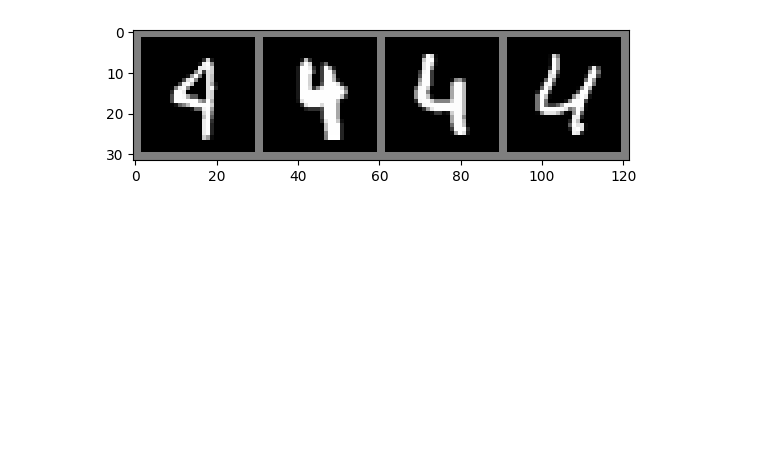
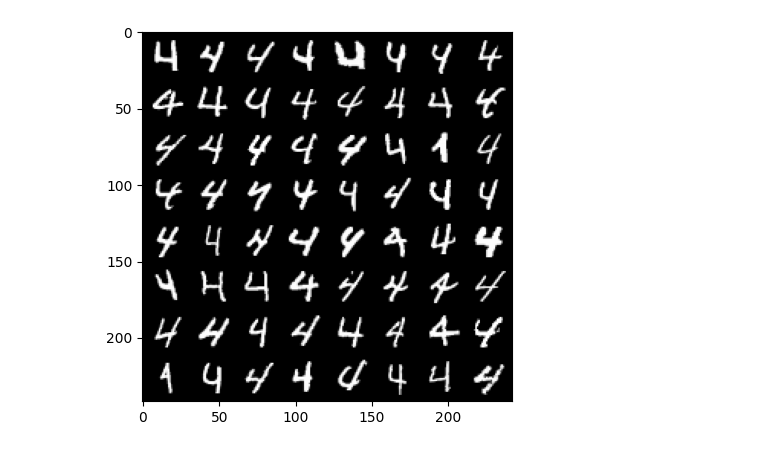
Before and after one commit to Awerdos/Anomaly-Detection-with-AutoEncoder, a Jupyter notebook: AutoEncoder.ipynb, the cells around one changed output. Saved outputs shown, nothing was run; the diff lists cells and outputs as text; code cells hidden in the pictures; blank space fills up the shorter version.

```diff
--- a/AutoEncoder.ipynb
+++ b/AutoEncoder.ipynb
@@ -8,9 +9,9 @@ import torchvision
 import torchvision.transforms as transforms
 import matplotlib.pyplot as plt
 # %%
-transform = transforms.Compose([transforms.ToTensor(), transforms.Normalize((0.5),(0.5))])
+transform = transforms.Compose([transforms.ToTensor()])
 
-batch_size = 4
+batch_size = 64
 
 dataset = torchvision.datasets.MNIST(root='./data', download=True, transform=transform)
 data = dataset.data
@@ -21,19 +22,18 @@ mask_anomaly = np.where(dataset.targets != 4)[0]
 trainset = torch.utils.data.Subset(dataset, mask_normal)
 testset = torch.utils.data.Subset(dataset, mask_anomaly)
 
-
 trainloader = torch.utils.data.DataLoader(trainset, batch_size=batch_size, shuffle=True, num_workers=2)
-testloader = torch.utils.data.DataLoader(testset, batch_size=batch_size, shuffle=False, num_workers=2)
+testloader = torch.utils.data.DataLoader(testset, batch_size=1, shuffle=True, num_workers=2)
 # %%
 def imshow(img):
-  img = img/2 + 0.5
+  # img = img/2 + 0.5
   npimg = img.numpy()
   plt.imshow(np.transpose(npimg, (1,2,0)))
   plt.show()
 
 dataiter = iter(trainloader)
 images, labels = next(dataiter)
 
 imshow(torchvision.utils.make_grid(images))
 # %% [output]
-[figure, old version]
+[figure, new version]
```
Also changed, not shown: parts of 11 cells of this notebook.
